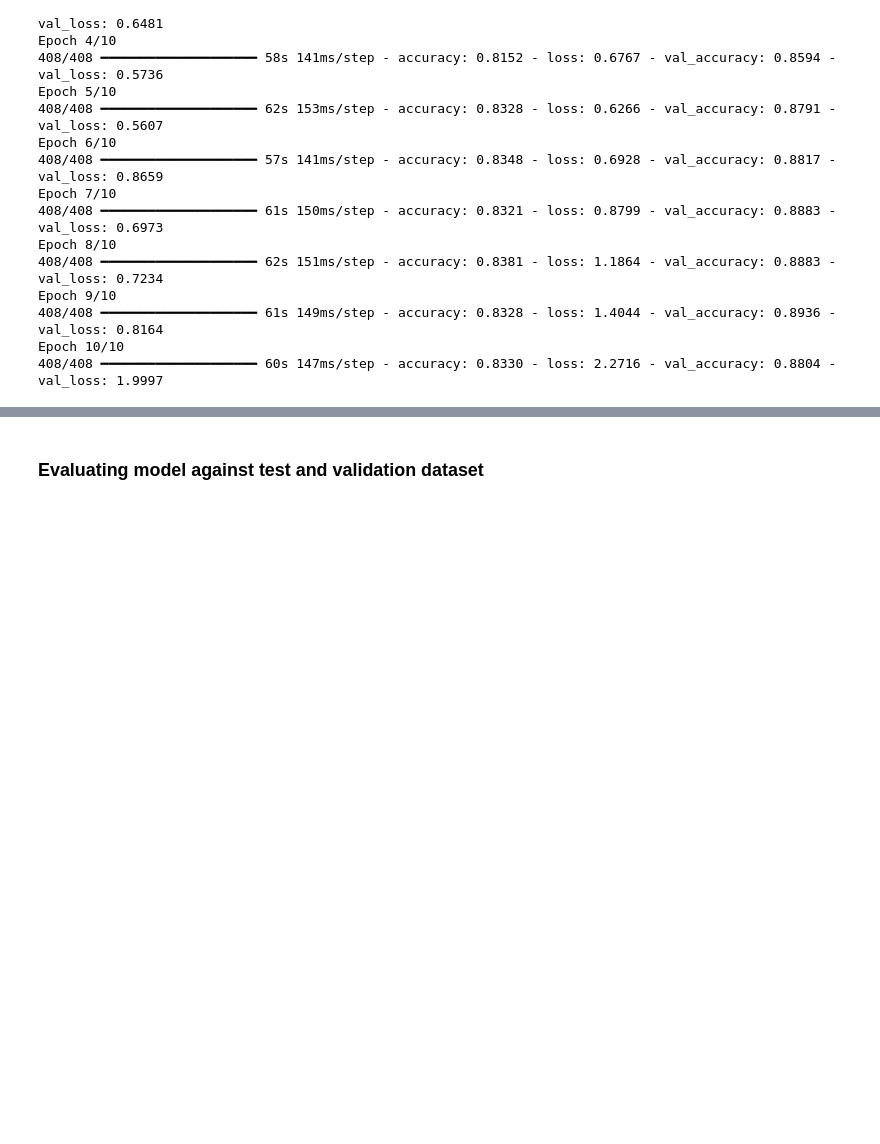
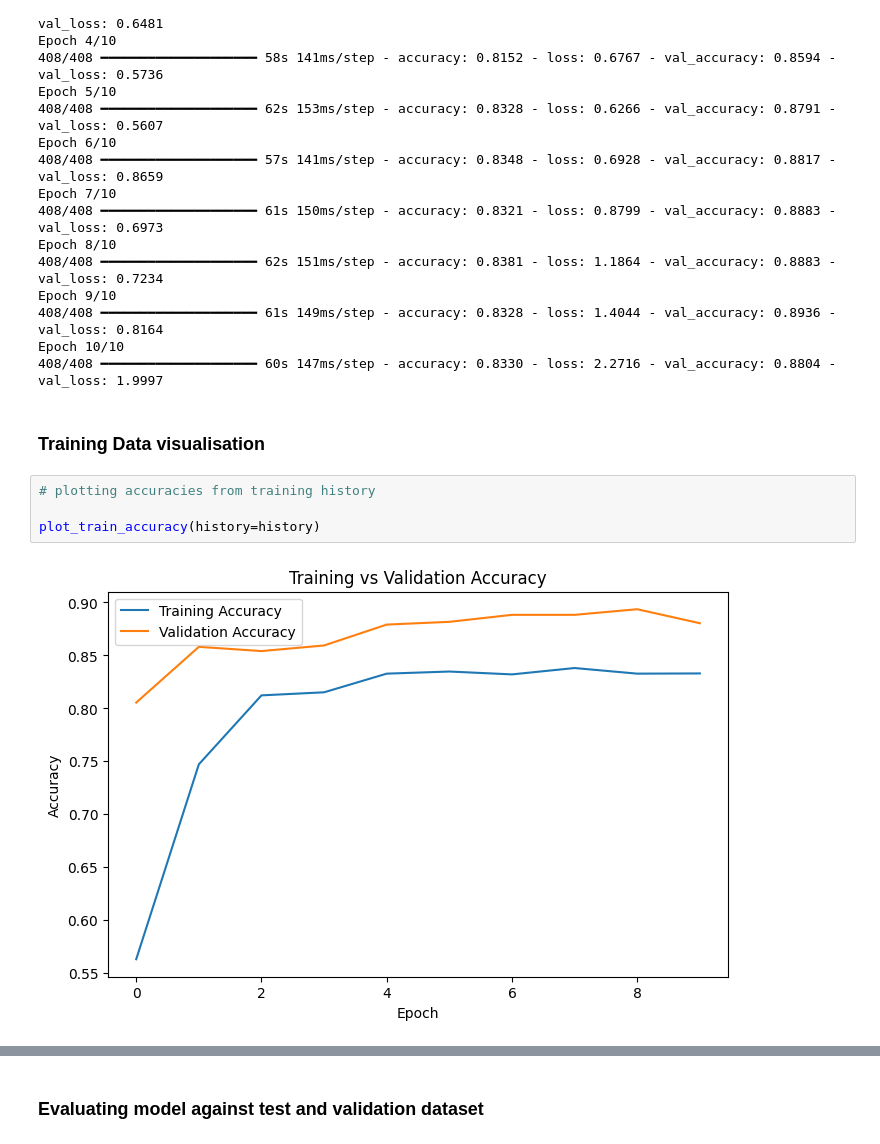
Before and after one commit to joshanjohn/CXC-FYP-Griffith, a Jupyter notebook: backend/notebook/CXV1/CXC101.ipynb, the cells around one changed output, grey strips where cells are left out. Drawn from its saved outputs; the diff is of its cells as text; blank space fills up the shorter version.

Commit message:
(notebook) added eval visualisation  for CXC101

```diff
--- a/backend/notebook/CXV1/CXC101.ipynb
+++ b/backend/notebook/CXV1/CXC101.ipynb
@@ -159,3 +170,11 @@ Epoch 9/10
 408/408 ━━━━━━━━━━━━━━━━━━━━ 61s 149ms/step - accuracy: 0.8328 - loss: 1.4044 - val_accuracy: 0.8936 - val_loss: 0.8164
 Epoch 10/10
 408/408 ━━━━━━━━━━━━━━━━━━━━ 60s 147ms/step - accuracy: 0.8330 - loss: 2.2716 - val_accuracy: 0.8804 - val_loss: 1.9997
+# %% [markdown]
+### Training Data visualisation
+# %%
+# plotting accuracies from training history
+
+plot_train_accuracy(history=history)
+# %% [output]
+[figure, added]
```
Also changed, not shown: parts of 22 cells of this notebook.
